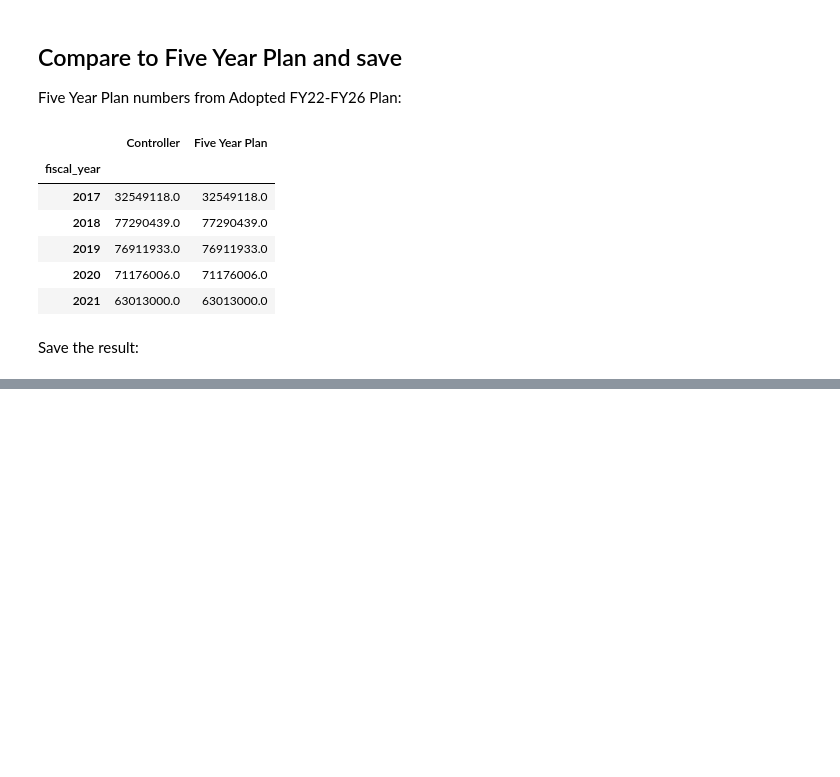
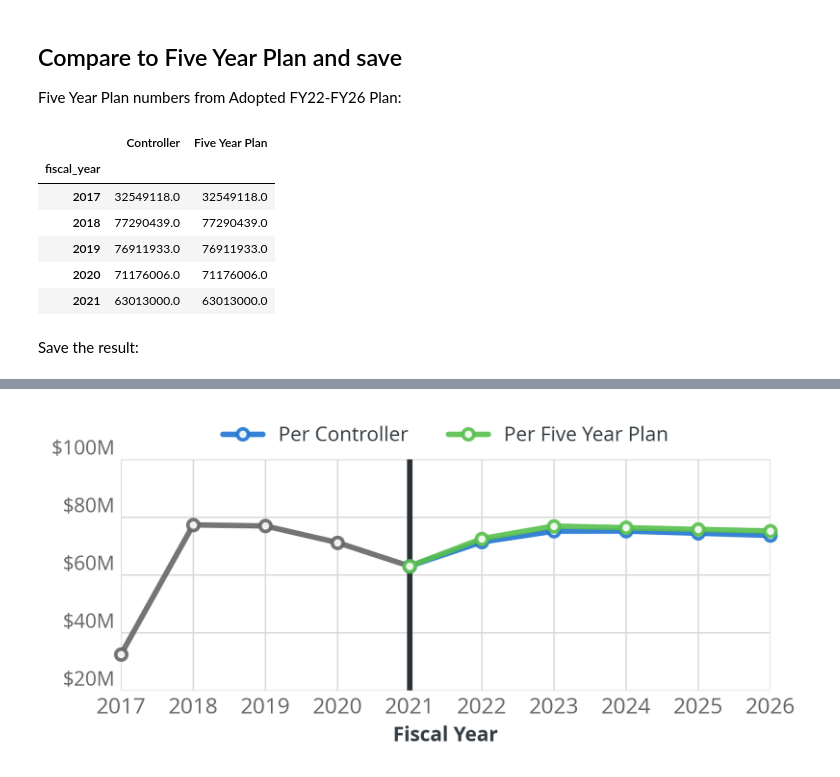
Before and after one commit to PhilaController/five-year-plan-analysis, a Jupyter notebook: notebooks/NH/08-soda.ipynb, the cells around one changed output, grey strips where cells are left out. Saved outputs shown, nothing was run; the diff lists cells and outputs as text; code cells hidden in the pictures; blank space fills up the shorter version.

Commit message:
add soda tax figure

```diff
--- a/notebooks/NH/08-soda.ipynb
+++ b/notebooks/NH/08-soda.ipynb
@@ -346,0 +352,99 @@ final.to_excel(SRC_DIR / ".." / ".." / "data" / "06_model_output" / "soda-foreca
+# %%
+comparison = final.copy()
+
+# Put into millions
+for col in comparison:
+    comparison[col] /= 1e6
+
+# Columns
+col = "Controller"
+
+plan_start_year = 2022
+start_year = 2017
+
+# Plot
+with plt.style.context(get_theme()):
+
+    fig, ax = plt.subplots(
+        figsize=(6, 2.5), gridspec_kw=dict(bottom=0.17, left=0.12, top=0.88, right=0.95)
+    )
+
+    colors = get_default_palette()
+    kws = dict(
+        lw=3,
+        mew=2,
+        alpha=0.9,
+    )
+
+    # Plot vertical line
+    this_year = plan_start_year - 1
+    ax.axvline(x=this_year, c=colors["dark-grey"], lw=3)
+
+    # Plot historic
+    color = colors["medium-grey"]
+    comparison[col].loc[start_year:this_year].plot(
+        ax=ax,
+        marker="o",
+        color=color,
+        mec=color,
+        mfc="white",
+        label="",
+        clip_on=False,
+        **kws,
+    )
+
+    F = comparison.loc[this_year:].copy()
+
+    # Plot Controller
+    color = colors["blue"]
+    F["Controller"].plot(
+        ax=ax,
+        marker="o",
+        color=color,
+        mec=color,
+        mfc="white",
+        label="Per Controller",
+        clip_on=False,
+        **kws,
+    )
+
+    # Plot Mayor
+    color = colors["green"]
+    F["Five Year Plan"].plot(
+        ax=ax,
+        marker="o",
+        color=color,
+        mec=color,
+        mfc="white",
+        label="Per Five Year Plan",
+        clip_on=False,
+        **kws,
+    )
+
+    ax.set_xlabel("Fiscal Year", fontsize=11)
+    ax.set_yticks(ax.get_yticks())
+    ax.set_yticklabels([f"${x:,.0f}M" for x in ax.get_yticks()], fontsize=11)
+
+    ax.set_xlim(start_year, plan_start_year + 4)
+    ax.set_xticks(ax.get_xticks())
+    ax.set_xticklabels([f"{x:.0f}" for x in ax.get_xticks()])
+
+    ax.legend(
+        loc="lower center",
+        bbox_transform=ax.transAxes,
+        bbox_to_anchor=(0.5, 0.98),
+        ncol=2,
+        fontsize=11,
+    )
+
+    plt.savefig(
+        SRC_DIR
+        / ".."
+        / ".."
+        / "data"
+        / "06_model_output"
+        / "forecast_figures"
+        / "Soda.png"
+    )
+# %% [output]
+[figure, added]
```
Also changed, not shown: parts of 4 cells of this notebook, 2 other files.
